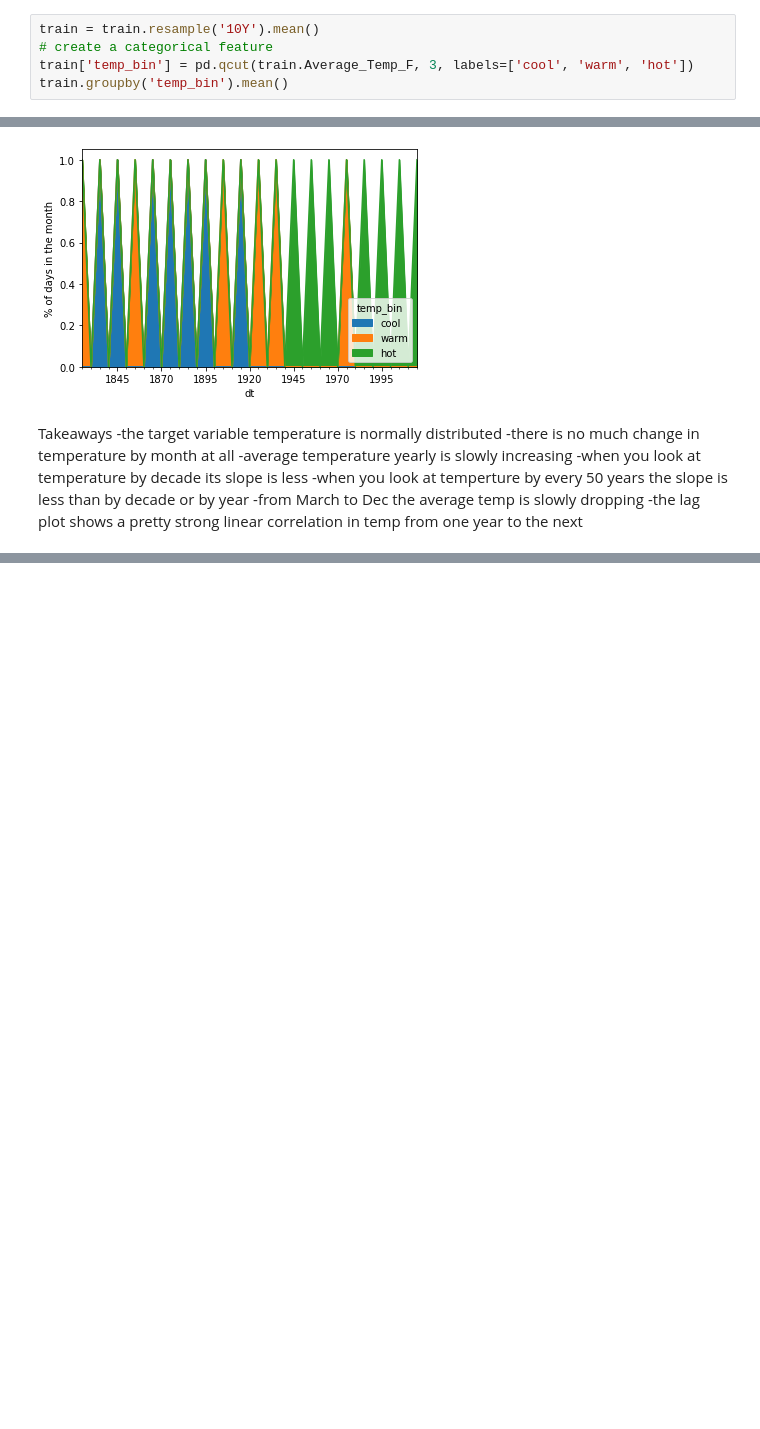
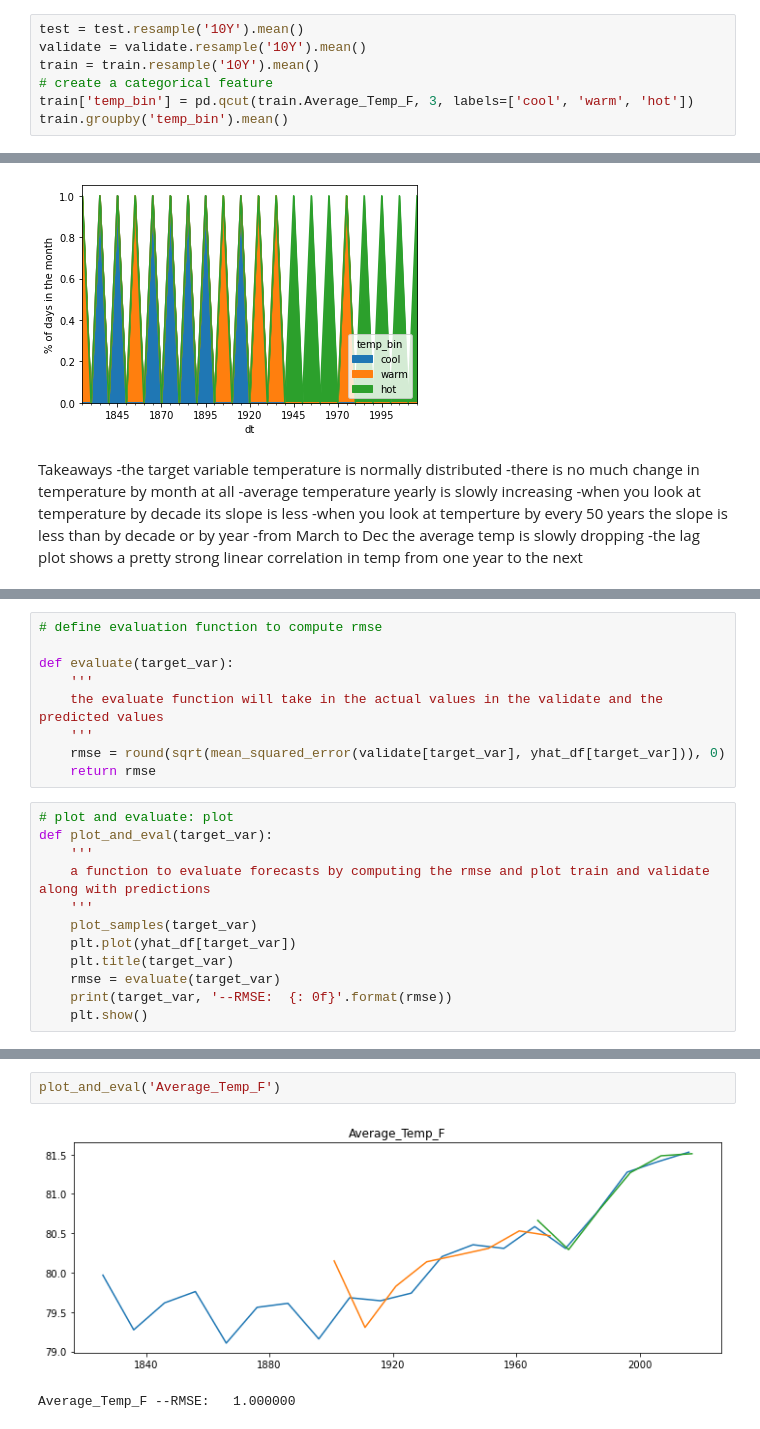
Before and after one commit to SLawsonWoods/time_series_exercises_1, a Jupyter notebook: time_series_mini_proj.ipynb, the cells around one changed output, grey strips where cells are left out. Cells and saved outputs as stored; diff of their text form; blank space fills up the shorter version.

Commit message:
working on forecasting.

```diff
--- a/time_series_mini_proj.ipynb
+++ b/time_series_mini_proj.ipynb
@@ -330,6 +330,8 @@ decomposition.iloc[:, 1:].plot()
 <AxesSubplot:xlabel='dt'>
 [figure]
 # %%
+test = test.resample('10Y').mean()
+validate = validate.resample('10Y').mean()
 train = train.resample('10Y').mean()
 # create a categorical feature
 train['temp_bin'] = pd.qcut(train.Average_Temp_F, 3, labels=['cool', 'warm', 'hot'])
@@ -365,0 +368,21 @@ Takeaways
+# %%
+# define evaluation function to compute rmse
+
+def evaluate(target_var):
+    '''
+    the evaluate function will take in the actual values in the validate and the predicted values
+    '''
+    rmse = round(sqrt(mean_squared_error(validate[target_var], yhat_df[target_var])), 0)
+    return rmse
+# %%
+# plot and evaluate: plot
+def plot_and_eval(target_var):
+    '''
+    a function to evaluate forecasts by computing the rmse and plot train and validate along with predictions
+    '''
+    plot_samples(target_var)
+    plt.plot(yhat_df[target_var])
+    plt.title(target_var)
+    rmse = evaluate(target_var)
+    print(target_var, '--RMSE:  {: 0f}'.format(rmse))
+    plt.show()
@@ -365,0 +437,5 @@ Takeaways
+# %%
+plot_and_eval('Average_Temp_F')
+# %% [output]
+[figure, added]
+Average_Temp_F --RMSE:   1.000000
```
Also changed, not shown: parts of 15 cells of this notebook, 1 other file.
